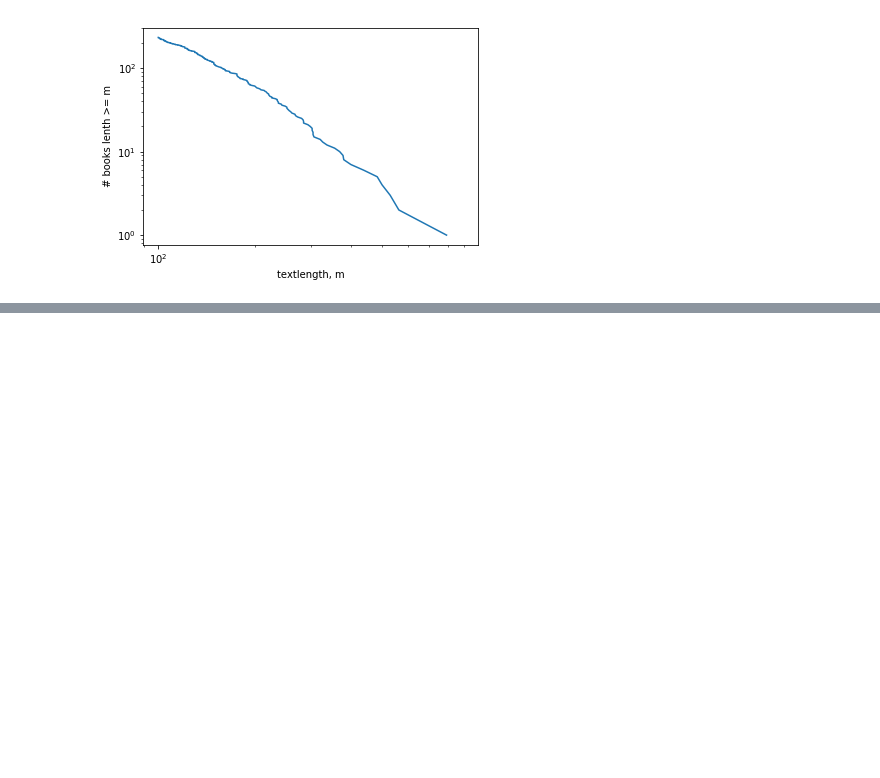
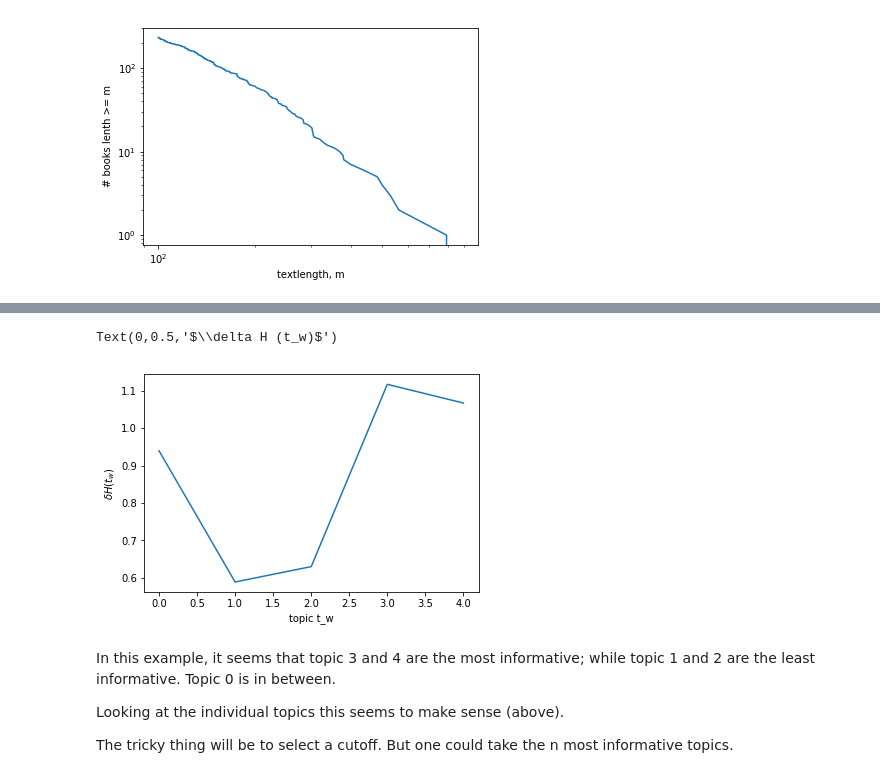
Before and after one commit to atwel/reviews_analysis, a Jupyter notebook: GR_analysis_20180927_play-single.ipynb, the cells around one changed output, grey strips where cells are left out. Drawn from its saved outputs; the diff is of its cells as text; code cells hidden in the pictures; blank space fills up the shorter version.

Commit message:
find most informative topics

```diff
--- a/GR_analysis_20180927_play-single.ipynb
+++ b/GR_analysis_20180927_play-single.ipynb
@@ -157,3 +193,21 @@ plt.colorbar()
+# %%
+
+H_ = -np.nansum(p_td_tw*np.log(p_td_tw),axis=0)
+p_td = np.sum(p_td_tw,axis=0)
+H_rand_ = -np.nansum(p_td*np.log(p_td))
+# plt.plot(H_)
+plt.plot(H_rand_-H_) ## high is better
+plt.xlabel('topic t_w')
+plt.ylabel(r'$\delta H (t_w)$')
+# %% [output]
+Text(0,0.5,'$\\delta H (t_w)$')
+[figure, added]
+# %% [markdown]
+In this example, it seems that topic 3 and 4 are the most informative; while topic 1 and 2 are the least informative. Topic 0 is in between.
+
+Looking at the individual topics this seems to make sense (above).
+
+The tricky thing will be to select a cutoff. But one could take the n most informative topics.
 # %%
 ## How much does each document group load on patricular topics?
 result = model.get_groups(l=1)
```
Also changed, not shown: parts of 11 cells of this notebook.
